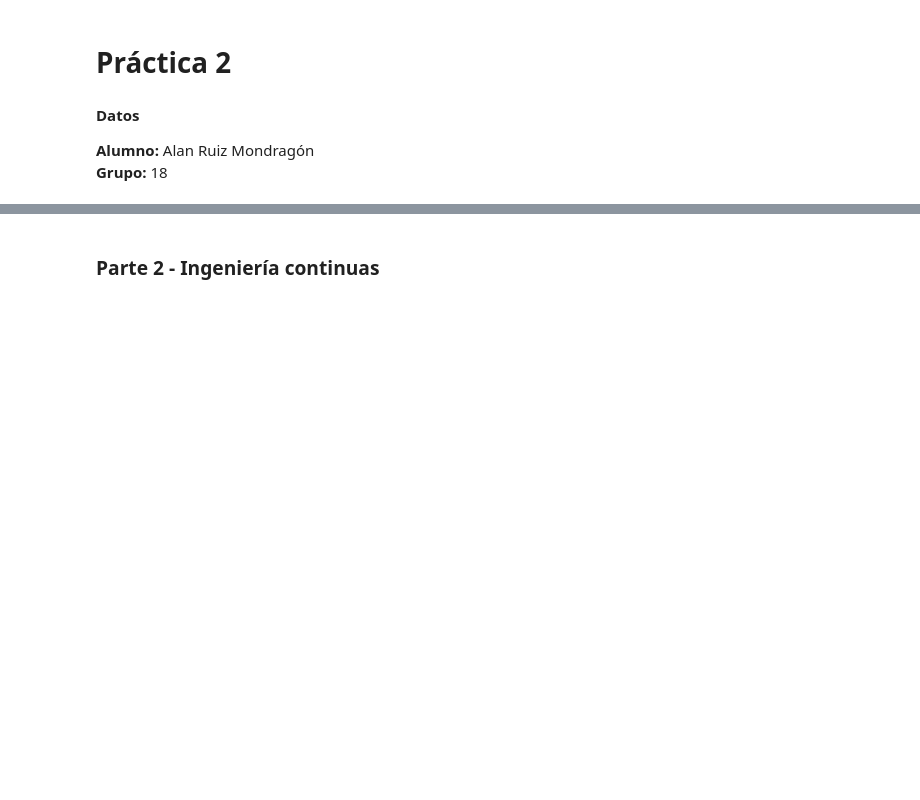
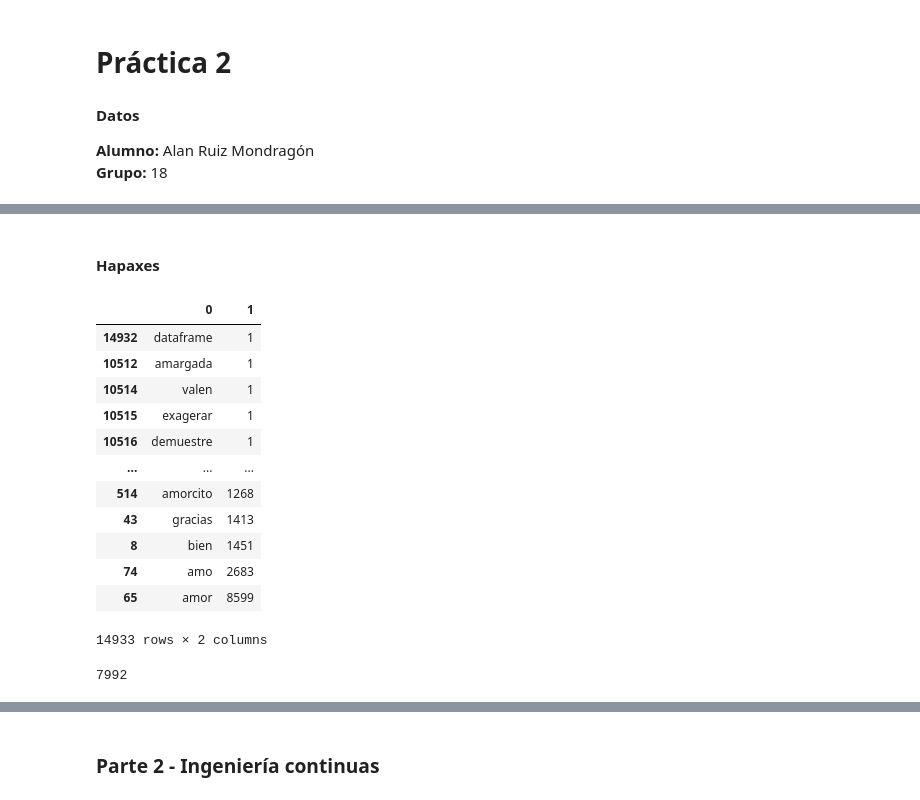
Before and after one commit to alanruizmondragon/ingenieria_de_variables, a Jupyter notebook: code/practica_2.ipynb, the cells around one changed output, grey strips where cells are left out. Cells and saved outputs as stored; diff of their text form; code cells hidden in the pictures; blank space fills up the shorter version.

```diff
--- a/code/practica_2.ipynb
+++ b/code/practica_2.ipynb
@@ -26,0 +255,7 @@ FileNotFoundError: [Errno 2] No such file or directory: 'wa_chat.txt'
+# %%
+#Limpiamos la variable texto
+df["t_texto"] = df["t_texto"].map(delemoji)
+df["t_texto"] = df["t_texto"].map(clean_text)
+df = df[df['t_texto'] != '']
+df.reset_index(drop=True,inplace=True)
+df['t_texto'] = df['t_texto'].astype('string')
@@ -26,0 +287,4 @@ FileNotFoundError: [Errno 2] No such file or directory: 'wa_chat.txt'
+# %%
+import nltk
+nltk.download('stopwords')
+stop_words=nltk.corpus.stopwords.words("spanish")
@@ -26,0 +294,5 @@ FileNotFoundError: [Errno 2] No such file or directory: 'wa_chat.txt'
+# %%
+stop_words = list(map(lambda x: clean_text(x), stop_words))
+stop_words += ['ah', 'ahh', 'ahhh', 'grax', 'khe', 'kede']
+# %%
+df["t_texto"] = df["t_texto"].map(lambda text:" ".join([x for x in text.split(" ") if x not in stop_words]))
@@ -26,0 +308,29 @@ FileNotFoundError: [Errno 2] No such file or directory: 'wa_chat.txt'
+# %% [markdown]
+#### Hapaxes
+# %%
+corpus=" ".join(df["t_texto"].values)
+corpus.split()
+fdist=nltk.FreqDist(corpus.split())
+fdist
+pd.DataFrame(fdist.items()).sort_values(by=[1])
+# %% [output]
+|  | 0 | 1 |
+| 14932 | dataframe | 1 |
+| 10512 | amargada | 1 |
+| 10514 | valen | 1 |
+| 10515 | exagerar | 1 |
+| 10516 | demuestre | 1 |
+| ... | ... | ... |
+| 514 | amorcito | 1268 |
+| 43 | gracias | 1413 |
+| 8 | bien | 1451 |
+| 74 | amo | 2683 |
+| 65 | amor | 8599 |
+14933 rows × 2 columns
+# %%
+list_hapaxes=fdist.hapaxes()
+len(list_hapaxes)
+len(corpus.split(" "))
+len(list_hapaxes)
+# %% [output]
+7992
```
Also changed, not shown: parts of 65 cells of this notebook.
